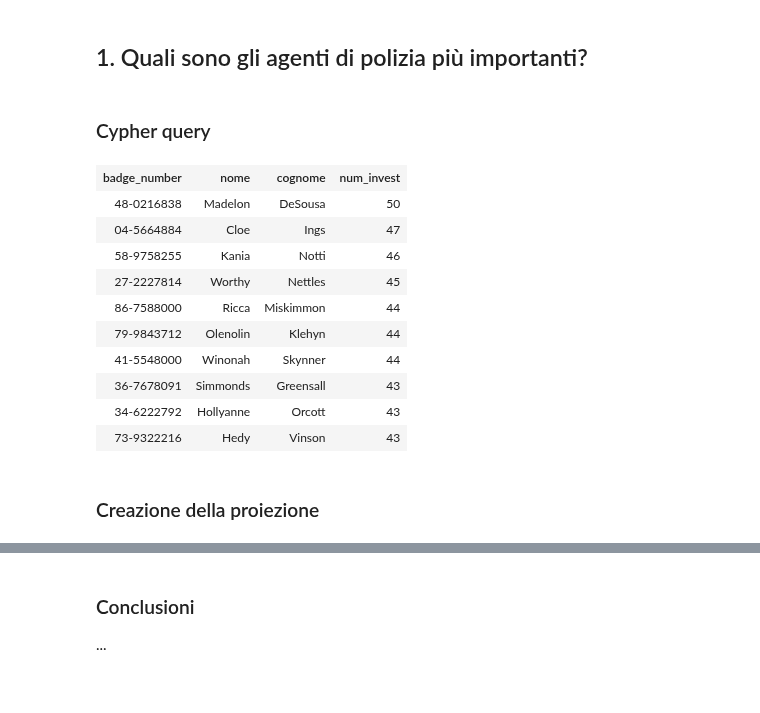
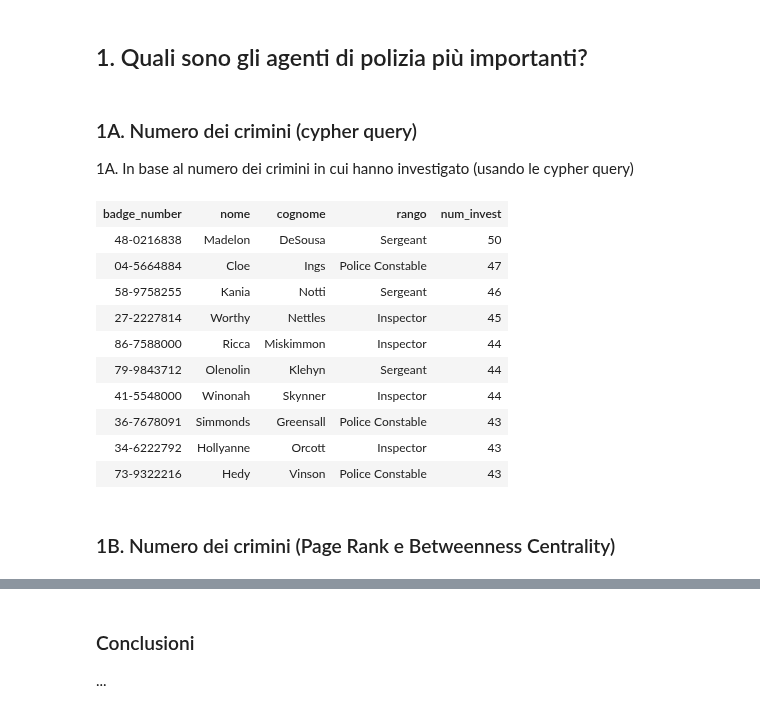
Before and after one commit to ElenaCurti/big-data, a Jupyter notebook: Attivita_06_GraphAnalytics/applicazione.ipynb, the cells around one changed output, grey strips where cells are left out. Cells and saved outputs as stored; diff of their text form; code cells hidden in the pictures.

Commit message:
attivita 6: cambiate le query con una seconda modalità

```diff
--- a/Attivita_06_GraphAnalytics/applicazione.ipynb
+++ b/Attivita_06_GraphAnalytics/applicazione.ipynb
@@ -20,41 +21,42 @@ Connessione al database eseguita correttamente!
 ## Descrizione del database
 # %% [markdown]
 ## 1. Quali sono gli agenti di polizia più importanti?
-# %% [markdown]
-### Cypher query
+# %% [markdown]
+### 1A. Numero dei crimini (cypher query)
+1A. In base al numero dei crimini in cui hanno investigato (usando le cypher query)
 # %%
 def print_n_results(cq, n=100):
     ris = graph.run(cq)
     ris.sample_size = n
     display(ris)
 
 cq = """
 MATCH (o:Officer)<-[:INVESTIGATED_BY]-(c:Crime)
 WITH o, count(c) as num_invest
-RETURN o.badge_no as badge_number, o.name as nome, o.surname as cognome, num_invest
+RETURN o.badge_no as badge_number, o.name as nome, o.surname as cognome, o.rank as rango, num_invest
 ORDER BY num_invest DESC
 LIMIT 10 ;
 """
 print_n_results(cq)
 
 
 # TODO questo si può rimuovere, usarlo solo per capire come cambiano i risultati
 ris1 = [i["badge_number"] + " " + i["nome"] +" " + i["cognome"] for i in graph.run(cq).data()]
 def check_results(cq):
     res = [i["badge_number"] + " " + i["nome"] +" " + i["cognome"] for i in graph.run(cq).data()]
     return res == ris1
 # %% [output]
-| badge_number | nome | cognome | num_invest |
-| 48-0216838 | Madelon | DeSousa | 50 |
-| 04-5664884 | Cloe | Ings | 47 |
-| 58-9758255 | Kania | Notti | 46 |
-| 27-2227814 | Worthy | Nettles | 45 |
-| 86-7588000 | Ricca | Miskimmon | 44 |
-| 79-9843712 | Olenolin | Klehyn | 44 |
-| 41-5548000 | Winonah | Skynner | 44 |
-| 36-7678091 | Simmonds | Greensall | 43 |
-| 34-6222792 | Hollyanne | Orcott | 43 |
-| 73-9322216 | Hedy | Vinson | 43 |
+| badge_number | nome | cognome | rango | num_invest |
+| 48-0216838 | Madelon | DeSousa | Sergeant | 50 |
+| 04-5664884 | Cloe | Ings | Police Constable | 47 |
+| 58-9758255 | Kania | Notti | Sergeant | 46 |
+| 27-2227814 | Worthy | Nettles | Inspector | 45 |
+| 86-7588000 | Ricca | Miskimmon | Inspector | 44 |
+| 79-9843712 | Olenolin | Klehyn | Sergeant | 44 |
+| 41-5548000 | Winonah | Skynner | Inspector | 44 |
+| 36-7678091 | Simmonds | Greensall | Police Constable | 43 |
+| 34-6222792 | Hollyanne | Orcott | Inspector | 43 |
+| 73-9322216 | Hedy | Vinson | Police Constable | 43 |
-# %% [markdown]
-### Creazione della proiezione
+# %% [markdown]
+### 1B. Numero dei crimini (Page Rank e Betweenness Centrality)
 # %%
```
Also changed, not shown: parts of 61 cells of this notebook, 1 other file.
